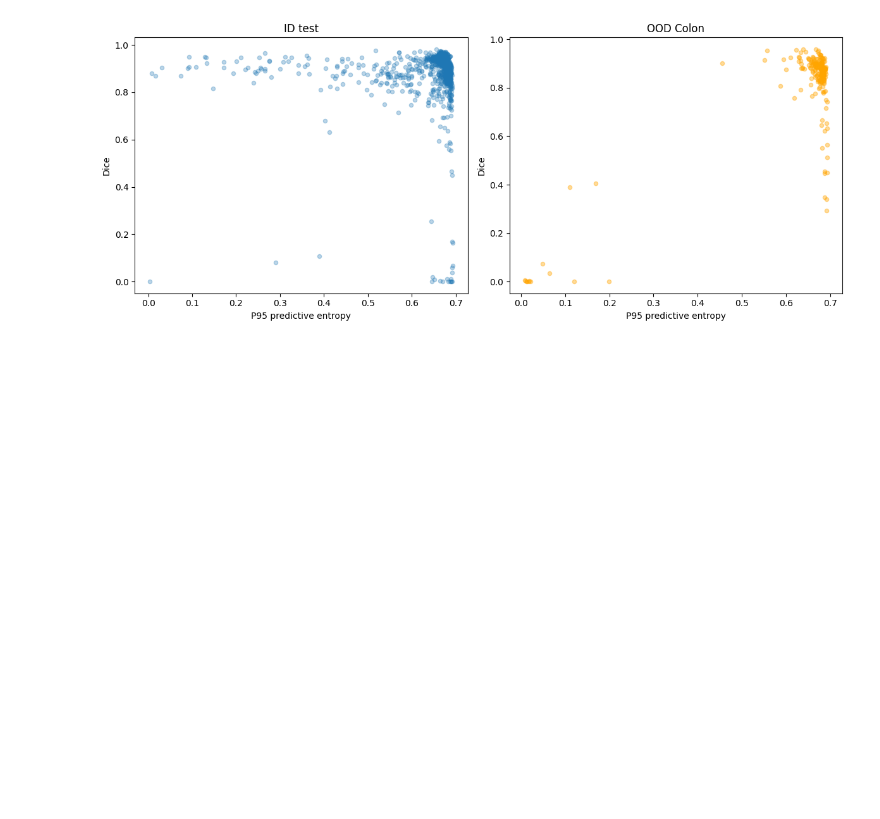
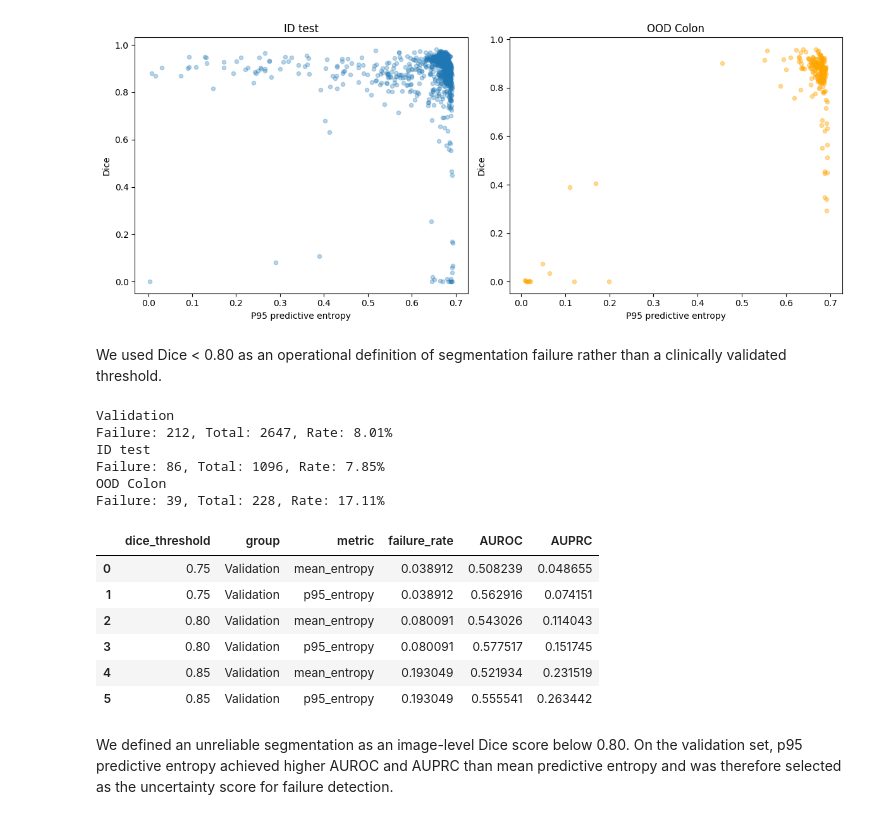
Before and after one commit to Zephyr417/Projects, a Jupyter notebook: Cell_Segmentation/03_uncertainty_faliure_detection.ipynb, the cells around one changed output. Drawn from its saved outputs; the diff is of its cells as text; code cells hidden in the pictures; blank space fills up the shorter version.

```diff
--- a/Cell_Segmentation/03_uncertainty_faliure_detection.ipynb
+++ b/Cell_Segmentation/03_uncertainty_faliure_detection.ipynb
@@ -215,3 +215,72 @@ plt.tight_layout()
 plt.show()
 # %% [output]
 [figure]
+# %% [markdown]
+We used Dice < 0.80 as an operational definition of segmentation failure rather than a clinically validated threshold.
+# %%
+val_metrics = uncertainty_metrics(val_dataloader, model, per_pixel_loss_fn, device)
+# %%
+threshold = 0.8
+
+def failure_labels(metrics, threshold):
+    return (metrics["dice"] < threshold)
+
+for name, metrics in [
+    ("Validation", val_metrics),
+    ("ID test", id_metrics),
+    ("OOD Colon", ood_metrics)]:
+
+    failures = failure_labels(metrics, threshold)
+
+    print(f'{name}')
+    print(f"Failure: {failures.sum()}, Total: {len(failures)}, Rate: {failures.mean()*100:.2f}%")
+# %% [output]
+Validation
+Failure: 212, Total: 2647, Rate: 8.01%
+ID test
+Failure: 86, Total: 1096, Rate: 7.85%
+OOD Colon
+Failure: 39, Total: 228, Rate: 17.11%
+# %%
+from sklearn.metrics import roc_auc_score, average_precision_score
+
+records = []
+
+for threshold in [0.75, 0.80, 0.85]:
+    for group_name, metrics in [
+        ("Validation", val_metrics),
+        #("ID", id_metrics),
+        #("OOD", ood_metrics),
+    ]:
+        failures = (metrics["dice"] < threshold)
+
+        failure_rate = failures.mean()
+
+        for uncertainty_name in ["mean_entropy", "p95_entropy"]:
+
+            uncertainty = metrics[uncertainty_name]
+
+            auroc = roc_auc_score(failures, uncertainty)
+            auprc = average_precision_score(failures, uncertainty)
+
+            records.append({
+                "dice_threshold": threshold,
+                "group": group_name,
+                "metric": uncertainty_name,
+                "failure_rate": failure_rate,
+                "AUROC": auroc,
+                "AUPRC": auprc,
+            })
+
+val_results = pd.DataFrame(records)
+val_results
+# %% [output]
+|  | dice_threshold | group | metric | failure_rate | AUROC | AUPRC |
+| 0 | 0.75 | Validation | mean_entropy | 0.038912 | 0.508239 | 0.048655 |
+| 1 | 0.75 | Validation | p95_entropy | 0.038912 | 0.562916 | 0.074151 |
+| 2 | 0.80 | Validation | mean_entropy | 0.080091 | 0.543026 | 0.114043 |
+| 3 | 0.80 | Validation | p95_entropy | 0.080091 | 0.577517 | 0.151745 |
+| 4 | 0.85 | Validation | mean_entropy | 0.193049 | 0.521934 | 0.231519 |
+| 5 | 0.85 | Validation | p95_entropy | 0.193049 | 0.555541 | 0.263442 |
+# %% [markdown]
+We defined an unreliable segmentation as an image-level Dice score below 0.80. On the validation set, p95 predictive entropy achieved higher AUROC and AUPRC than mean predictive entropy and was therefore selected as the uncertainty score for failure detection.
```
Also changed, not shown: parts of 4 cells of this notebook.
